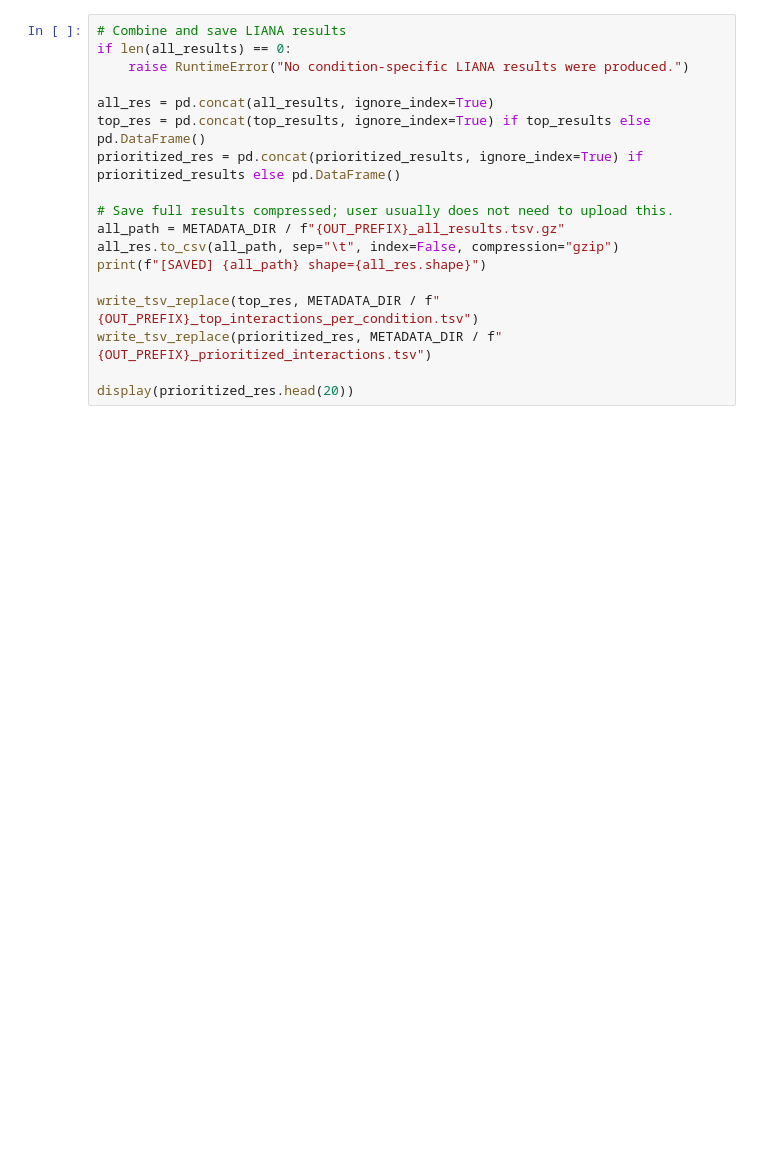
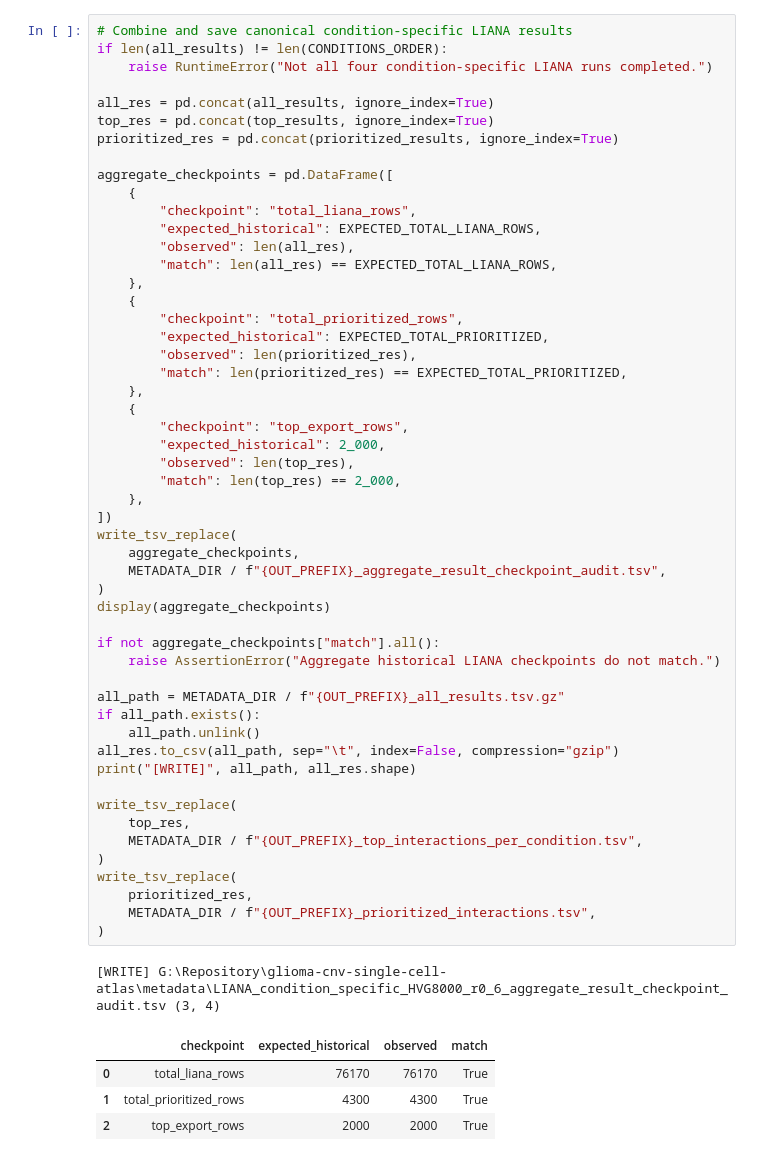
Before and after one commit to CPFeX/glioma-cnv-single-cell-atlas, a Jupyter notebook: code/01_main_analysis/28_run_liana_condition_specific.ipynb, the cells around one changed output. Drawn from its saved outputs; the diff is of its cells as text; blank space fills up the shorter version.

```diff
--- a/code/01_main_analysis/28_run_liana_condition_specific.ipynb
+++ b/code/01_main_analysis/28_run_liana_condition_specific.ipynb
@@ -578,18 +1121,58 @@ display(run_summary)
 # %%
-# Combine and save LIANA results
-if len(all_results) == 0:
-    raise RuntimeError("No condition-specific LIANA results were produced.")
+# Combine and save canonical condition-specific LIANA results
+if len(all_results) != len(CONDITIONS_ORDER):
+    raise RuntimeError("Not all four condition-specific LIANA runs completed.")
 
 all_res = pd.concat(all_results, ignore_index=True)
-top_res = pd.concat(top_results, ignore_index=True) if top_results else pd.DataFrame()
-prioritized_res = pd.concat(prioritized_results, ignore_index=True) if prioritized_results else pd.DataFrame()
+top_res = pd.concat(top_results, ignore_index=True)
+prioritized_res = pd.concat(prioritized_results, ignore_index=True)
 
-# Save full results compressed; user usually does not need to upload this.
+aggregate_checkpoints = pd.DataFrame([
+    {
+        "checkpoint": "total_liana_rows",
+        "expected_historical": EXPECTED_TOTAL_LIANA_ROWS,
+        "observed": len(all_res),
+        "match": len(all_res) == EXPECTED_TOTAL_LIANA_ROWS,
+    },
+    {
+        "checkpoint": "total_prioritized_rows",
+        "expected_historical": EXPECTED_TOTAL_PRIORITIZED,
+        "observed": len(prioritized_res),
+        "match": len(prioritized_res) == EXPECTED_TOTAL_PRIORITIZED,
+    },
+    {
+        "checkpoint": "top_export_rows",
+        "expected_historical": 2_000,
+        "observed": len(top_res),
+        "match": len(top_res) == 2_000,
+    },
+])
+write_tsv_replace(
+    aggregate_checkpoints,
+    METADATA_DIR / f"{OUT_PREFIX}_aggregate_result_checkpoint_audit.tsv",
+)
+display(aggregate_checkpoints)
+
+if not aggregate_checkpoints["match"].all():
+    raise AssertionError("Aggregate historical LIANA checkpoints do not match.")
+
 all_path = METADATA_DIR / f"{OUT_PREFIX}_all_results.tsv.gz"
+if all_path.exists():
+    all_path.unlink()
 all_res.to_csv(all_path, sep="\t", index=False, compression="gzip")
-print(f"[SAVED] {all_path} shape={all_res.shape}")
+print("[WRITE]", all_path, all_res.shape)
 
-write_tsv_replace(top_res, METADATA_DIR / f"{OUT_PREFIX}_top_interactions_per_condition.tsv")
-write_tsv_replace(prioritized_res, METADATA_DIR / f"{OUT_PREFIX}_prioritized_interactions.tsv")
-
-display(prioritized_res.head(20))
+write_tsv_replace(
+    top_res,
+    METADATA_DIR / f"{OUT_PREFIX}_top_interactions_per_condition.tsv",
+)
+write_tsv_replace(
+    prioritized_res,
+    METADATA_DIR / f"{OUT_PREFIX}_prioritized_interactions.tsv",
+)
+# %% [output]
+[WRITE] G:\Repository\glioma-cnv-single-cell-atlas\metadata\LIANA_condition_specific_HVG8000_r0_6_aggregate_result_checkpoint_audit.tsv (3, 4)
+|  | checkpoint | expected_historical | observed | match |
+| 0 | total_liana_rows | 76170 | 76170 | True |
+| 1 | total_prioritized_rows | 4300 | 4300 | True |
+| 2 | top_export_rows | 2000 | 2000 | True |
```
Also changed, not shown: parts of 26 cells of this notebook, 36 other files.
